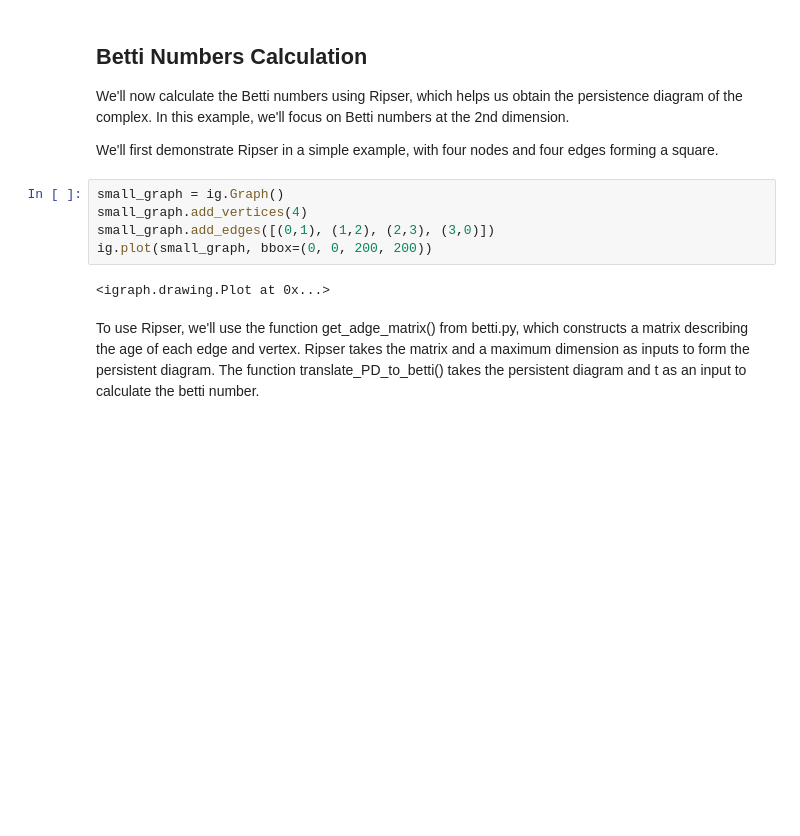
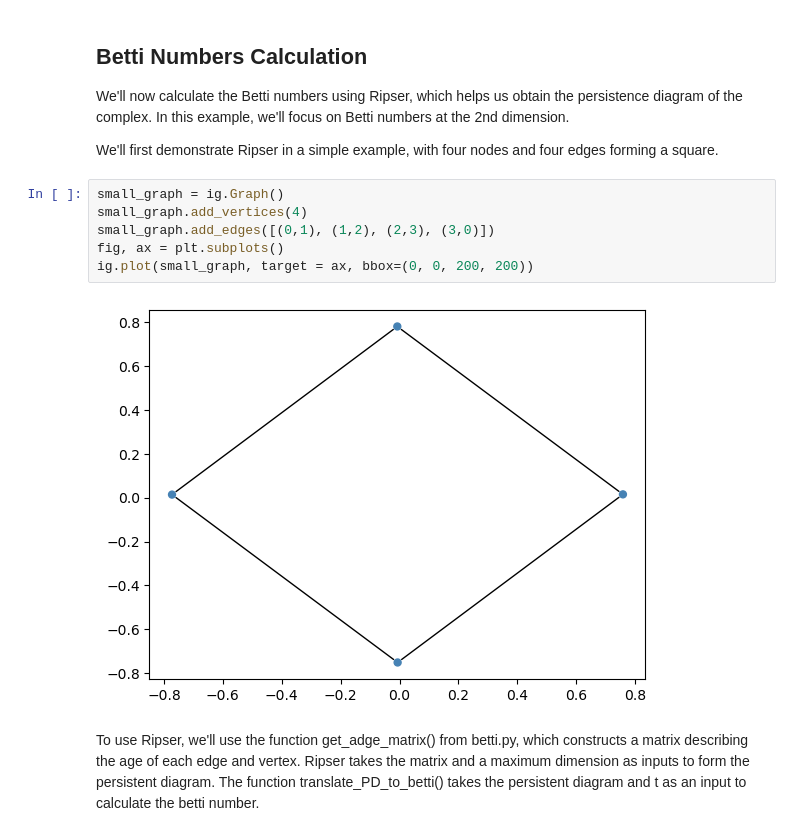
Before and after one commit to carolinerongyi/Preferential_Attachment_Clique_Complex, a Jupyter notebook: tutorial.ipynb, the cells around one changed output. Drawn from its saved outputs; the diff is of its cells as text; blank space fills up the shorter version.

```diff
--- a/tutorial.ipynb
+++ b/tutorial.ipynb
@@ -56,10 +60,11 @@ We'll first demonstrate Ripser in a simple example, with four nodes and four edg
 # %%
 small_graph = ig.Graph()
 small_graph.add_vertices(4)
 small_graph.add_edges([(0,1), (1,2), (2,3), (3,0)])
-ig.plot(small_graph, bbox=(0, 0, 200, 200))
+fig, ax = plt.subplots()
+ig.plot(small_graph, target = ax, bbox=(0, 0, 200, 200))
 # %% [output]
-<igraph.drawing.Plot at 0x...>
+[figure, added]
 # %% [markdown]
 To use Ripser, we'll use the function get_adge_matrix() from betti.py, which constructs a matrix describing the age of each edge and vertex. Ripser takes the matrix and a maximum dimension as inputs to form the persistent diagram. The function translate_PD_to_betti() takes the persistent diagram and t as an input to calculate the betti number.
 # %%
```
Also changed, not shown: parts of 5 cells of this notebook.
